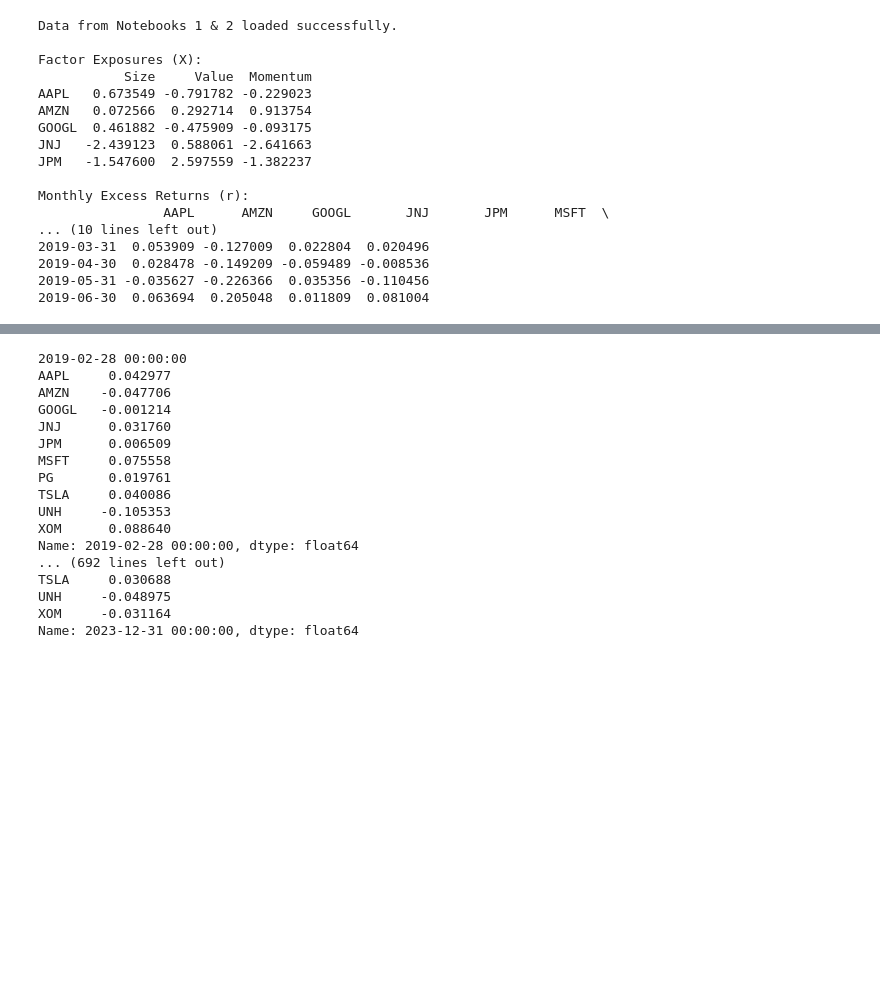
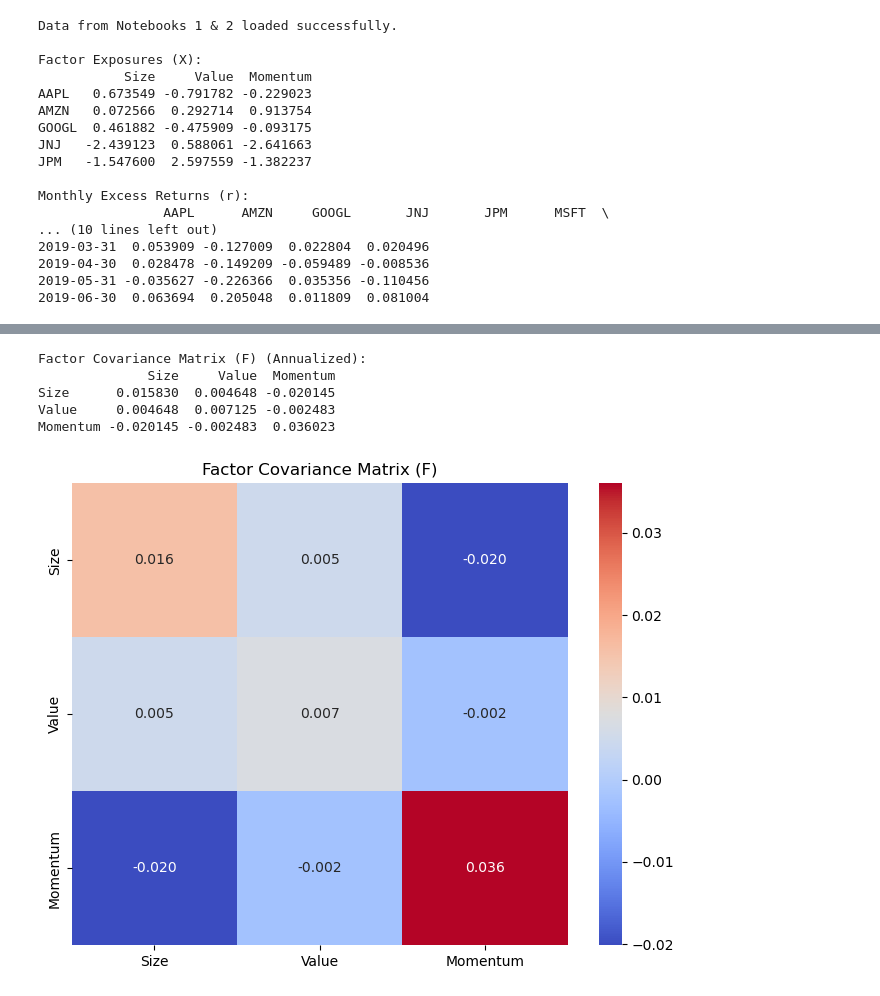
Before and after one commit to naderih/Quantitative-Active-Management, a Jupyter notebook: 03_Risk_Model_Estimation.ipynb, the cells around one changed output, grey strips where cells are left out. Drawn from its saved outputs; the diff is of its cells as text; code cells hidden in the pictures; blank space fills up the shorter version.

```diff
--- a/03_Risk_Model_Estimation.ipynb
+++ b/03_Risk_Model_Estimation.ipynb
@@ -111,26 +110,27 @@ print(specific_returns.head())
 # %%
-# Loop through each month in our returns data
-for date, returns_for_month in monthly_excess_returns.iterrows():
-    # 'returns_for_month' is a Series of N stock returns for a single date (our Y variable)
-    # 'X_with_const' is our N x K matrix of factor exposures (our X variables)
-    print(date)
-    print(returns_for_month)
-    print('next')
+# --- Calculate the Factor Covariance Matrix (F) ---
+
+# First, we must remove the 'const' column from our factor returns.
+# The intercept is a statistical artifact of the regression for each period,
+# not a persistent economic risk factor.
+factor_returns_no_const = factor_returns.drop(columns='const')
+
+# Now, calculate the covariance of the actual factors.
+# We multiply by 12 to annualize the covariance from monthly data.
+F = factor_returns_no_const.cov() * 12
+
+print("Factor Covariance Matrix (F) (Annualized):")
+print(F)
+
+# For better visualization, let's plot a heatmap
+plt.figure(figsize=(8, 6))
+sns.heatmap(F, annot=True, cmap='coolwarm', fmt='.3f')
+plt.title('Factor Covariance Matrix (F)')
+plt.show()
 # %% [output]
-2019-02-28 00:00:00
-AAPL     0.042977
-AMZN    -0.047706
-GOOGL   -0.001214
-JNJ      0.031760
-JPM      0.006509
-MSFT     0.075558
-PG       0.019761
-TSLA     0.040086
-UNH     -0.105353
-XOM      0.088640
-Name: 2019-02-28 00:00:00, dtype: float64
-... (692 lines left out)
-TSLA     0.030688
-UNH     -0.048975
-XOM     -0.031164
-Name: 2023-12-31 00:00:00, dtype: float64
+Factor Covariance Matrix (F) (Annualized):
+              Size     Value  Momentum
+Size      0.015830  0.004648 -0.020145
+Value     0.004648  0.007125 -0.002483
+Momentum -0.020145 -0.002483  0.036023
+[figure, added]
```
Also changed, not shown: parts of 3 cells of this notebook.
